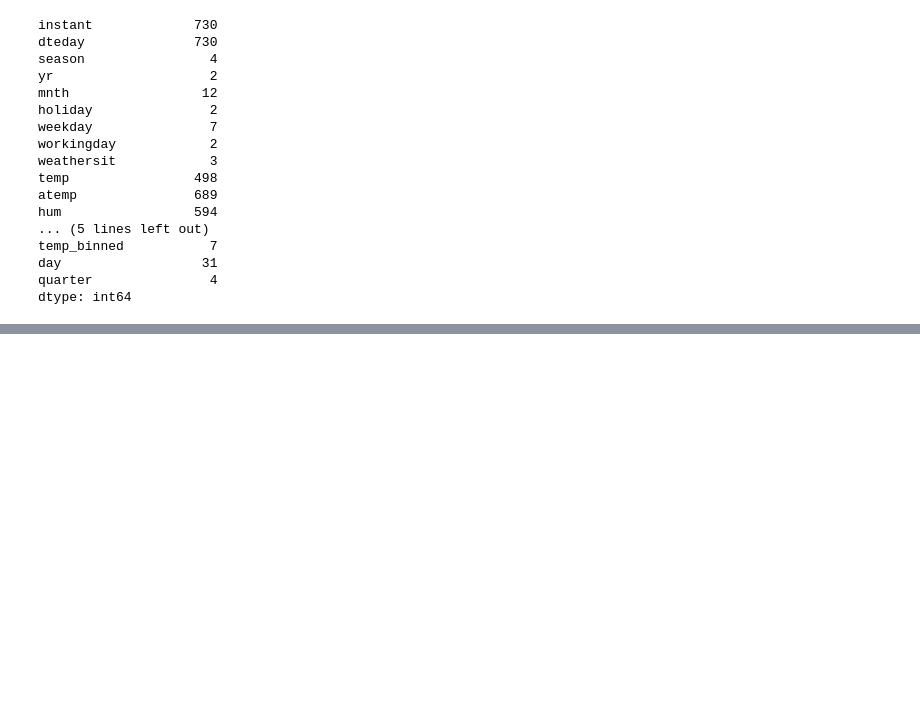
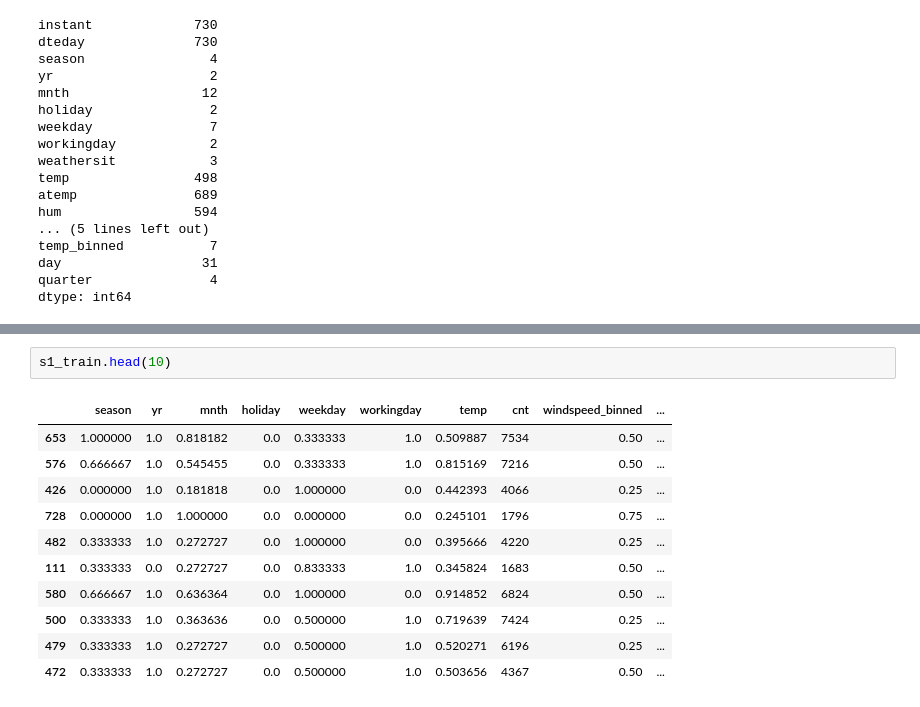
Before and after one commit to ishankarve/Linear-Regression, a Jupyter notebook: Multiple Linear Regression in Python/Assignment/Bike Sharing.ipynb, the cells around one changed output, grey strips where cells are left out. Drawn from its saved outputs; the diff is of its cells as text; blank space fills up the shorter version.

```diff
--- a/Multiple Linear Regression in Python/Assignment/Bike Sharing.ipynb
+++ b/Multiple Linear Regression in Python/Assignment/Bike Sharing.ipynb
@@ -401,0 +434,14 @@ dtype: int64
+# %%
+s1_train.head(10)
+# %% [output]
+|  | season | yr | mnth | holiday | weekday | workingday | temp | cnt | windspeed_binned | ... |
+| 653 | 1.000000 | 1.0 | 0.818182 | 0.0 | 0.333333 | 1.0 | 0.509887 | 7534 | 0.50 | ... |
+| 576 | 0.666667 | 1.0 | 0.545455 | 0.0 | 0.333333 | 1.0 | 0.815169 | 7216 | 0.50 | ... |
+| 426 | 0.000000 | 1.0 | 0.181818 | 0.0 | 1.000000 | 0.0 | 0.442393 | 4066 | 0.25 | ... |
+| 728 | 0.000000 | 1.0 | 1.000000 | 0.0 | 0.000000 | 0.0 | 0.245101 | 1796 | 0.75 | ... |
+| 482 | 0.333333 | 1.0 | 0.272727 | 0.0 | 1.000000 | 0.0 | 0.395666 | 4220 | 0.25 | ... |
+| 111 | 0.333333 | 0.0 | 0.272727 | 0.0 | 0.833333 | 1.0 | 0.345824 | 1683 | 0.50 | ... |
+| 580 | 0.666667 | 1.0 | 0.636364 | 0.0 | 1.000000 | 0.0 | 0.914852 | 6824 | 0.50 | ... |
+| 500 | 0.333333 | 1.0 | 0.363636 | 0.0 | 0.500000 | 1.0 | 0.719639 | 7424 | 0.25 | ... |
+| 479 | 0.333333 | 1.0 | 0.272727 | 0.0 | 0.500000 | 1.0 | 0.520271 | 6196 | 0.25 | ... |
+| 472 | 0.333333 | 1.0 | 0.272727 | 0.0 | 0.500000 | 1.0 | 0.503656 | 4367 | 0.50 | ... |
```
Also changed, not shown: parts of 18 cells of this notebook.
